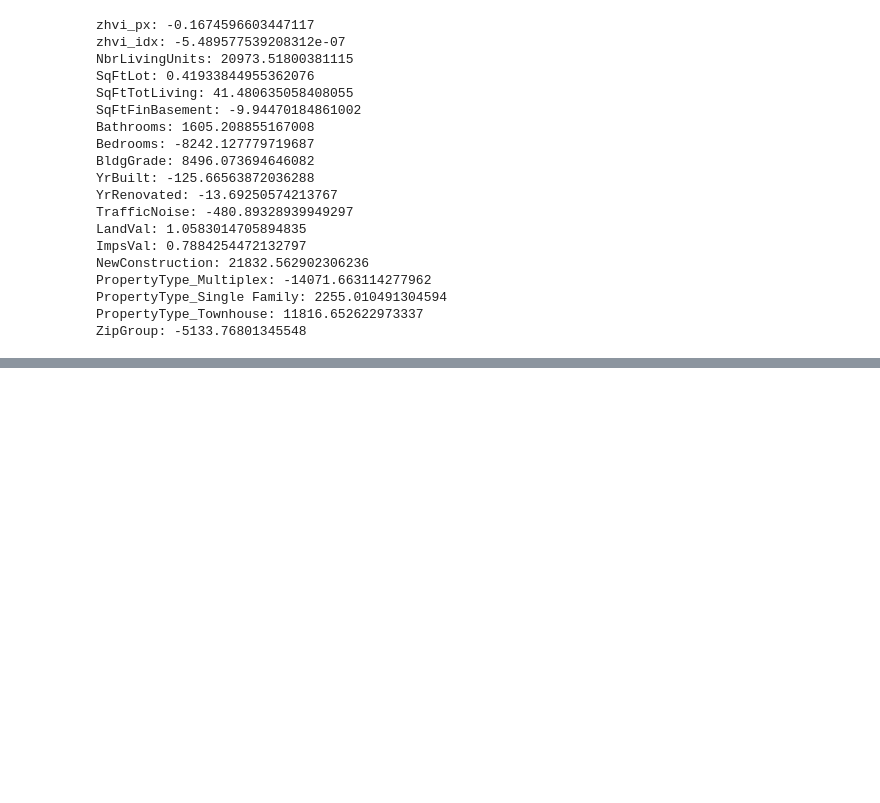
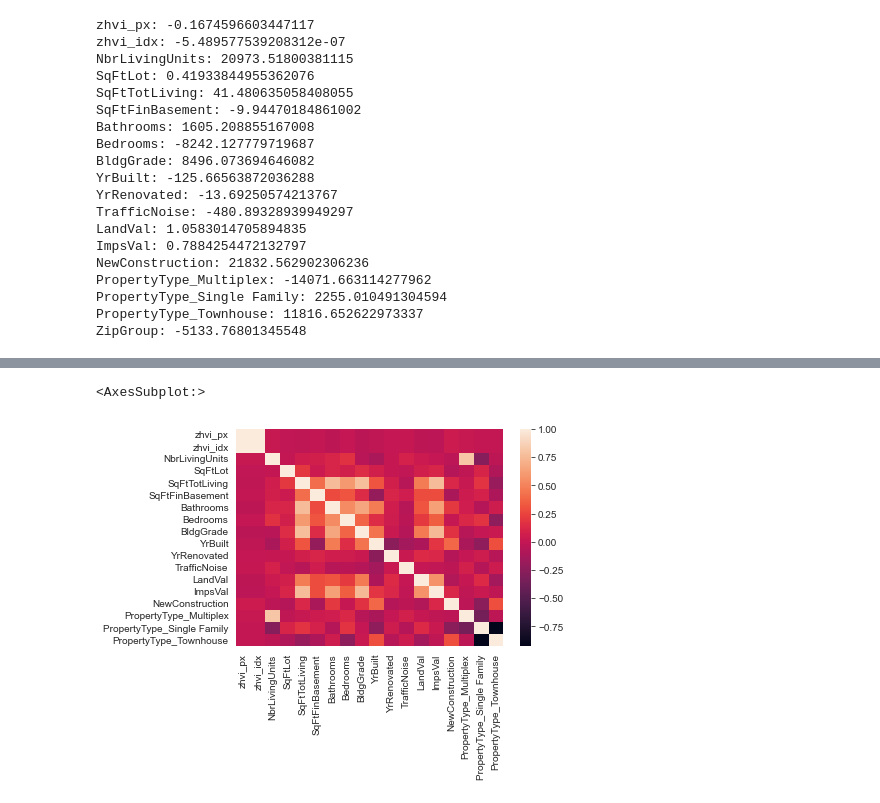
Before and after one commit to tzuzulcode/ai-fundamentals-abril2022, a Jupyter notebook: Regression and prediction/FactorVariables.ipynb, the cells around one changed output, grey strips where cells are left out. Saved outputs shown, nothing was run; the diff lists cells and outputs as text; code cells hidden in the pictures; blank space fills up the shorter version.

```diff
--- a/Regression and prediction/FactorVariables.ipynb
+++ b/Regression and prediction/FactorVariables.ipynb
@@ -272,0 +295,5 @@ ZipGroup: -5133.76801345548
+# %%
+sns.heatmap(model_cleaned_data.corr())
+# %% [output]
+<AxesSubplot:>
+[figure, added]
```
Also changed, not shown: parts of 8 cells of this notebook, 1 other file.
